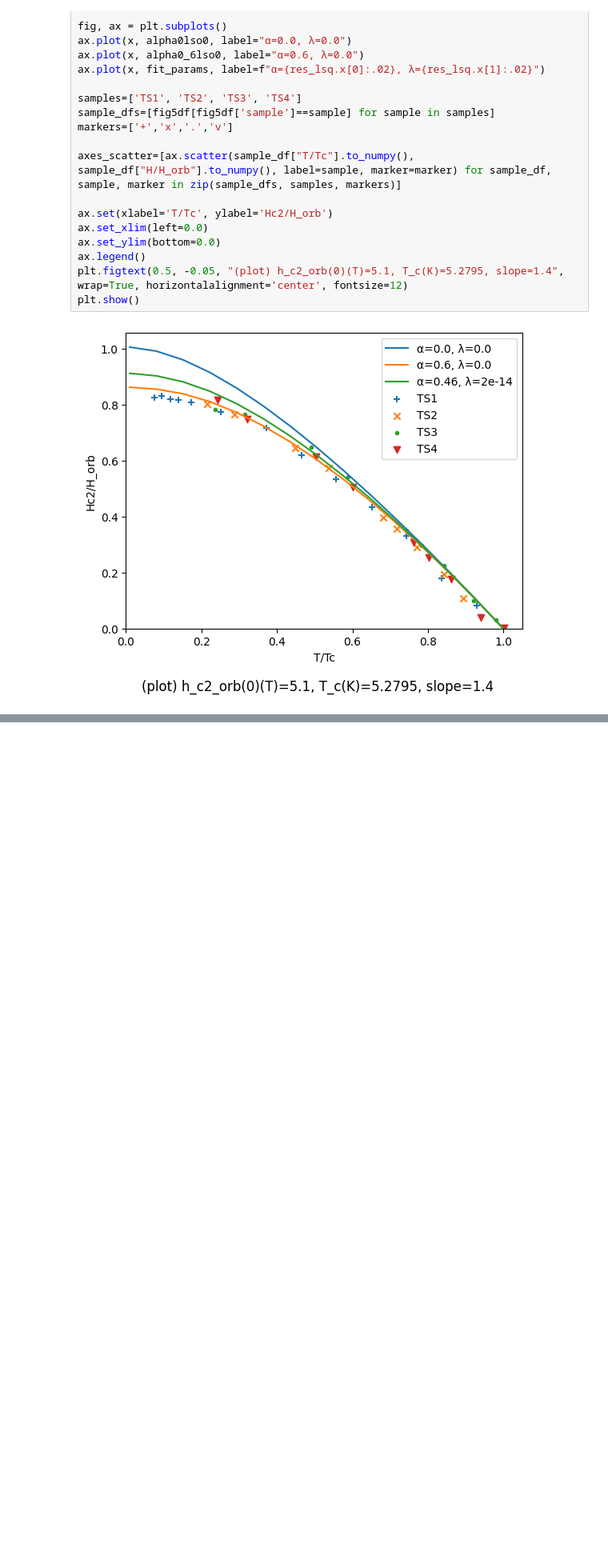
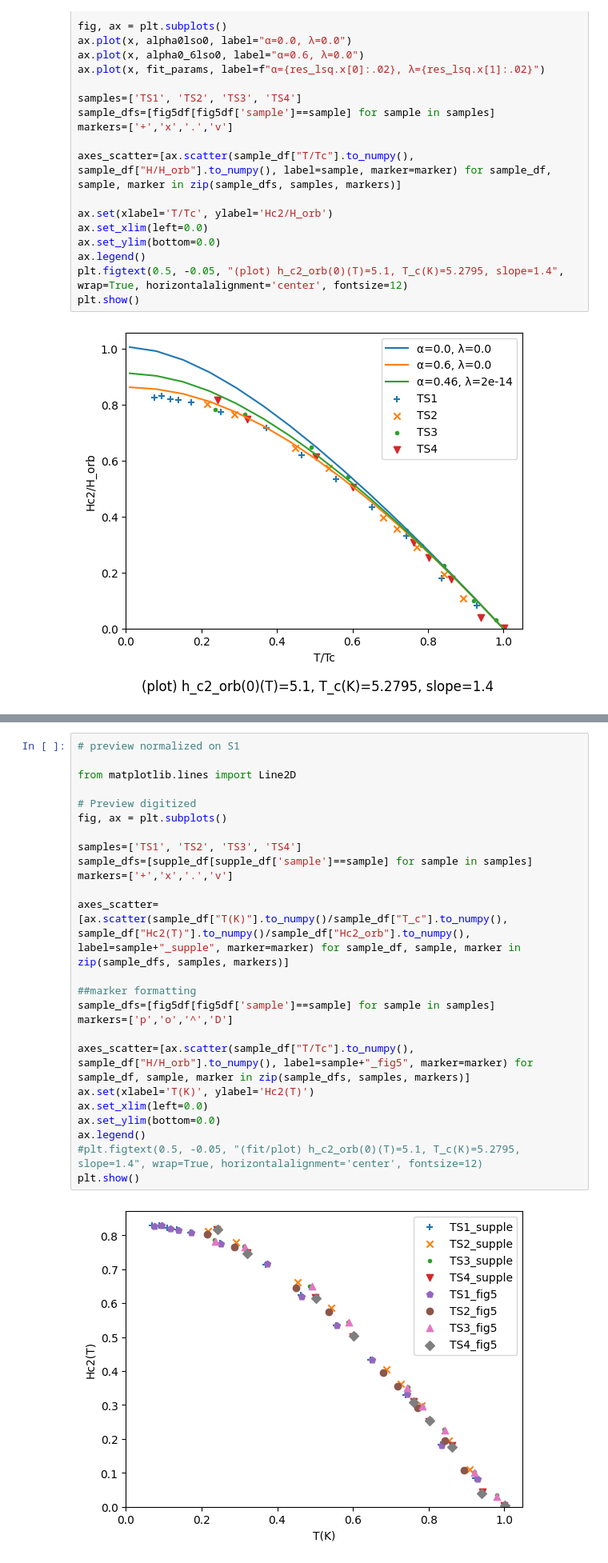
Before and after one commit to chhyyi/whh_fitting, a Jupyter notebook: fit0924.ipynb, the cells around one changed output, grey strips where cells are left out. Shown: that part at 80% size. Saved outputs shown, nothing was run; the diff lists cells and outputs as text; blank space fills up the shorter version.

```diff
--- a/fit0924.ipynb
+++ b/fit0924.ipynb
@@ -249,0 +427,27 @@ plt.show()
+# %%
+# preview normalized on S1
+
+from matplotlib.lines import Line2D
+
+# Preview digitized
+fig, ax = plt.subplots()
+
+samples=['TS1', 'TS2', 'TS3', 'TS4']
+sample_dfs=[supple_df[supple_df['sample']==sample] for sample in samples]
+markers=['+','x','.','v']
+
+axes_scatter=[ax.scatter(sample_df["T(K)"].to_numpy()/sample_df["T_c"].to_numpy(), sample_df["Hc2(T)"].to_numpy()/sample_df["Hc2_orb"].to_numpy(), label=sample+"_supple", marker=marker) for sample_df, sample, marker in zip(sample_dfs, samples, markers)]
+
+##marker formatting
+sample_dfs=[fig5df[fig5df['sample']==sample] for sample in samples]
+markers=['p','o','^','D']
+
+axes_scatter=[ax.scatter(sample_df["T/Tc"].to_numpy(), sample_df["H/H_orb"].to_numpy(), label=sample+"_fig5", marker=marker) for sample_df, sample, marker in zip(sample_dfs, samples, markers)]
+ax.set(xlabel='T(K)', ylabel='Hc2(T)')
+ax.set_xlim(left=0.0)
+ax.set_ylim(bottom=0.0)
+ax.legend()
+#plt.figtext(0.5, -0.05, "(fit/plot) h_c2_orb(0)(T)=5.1, T_c(K)=5.2795, slope=1.4", wrap=True, horizontalalignment='center', fontsize=12)
+plt.show()
+# %% [output]
+[figure, added]
```
Also changed, not shown: parts of 20 cells of this notebook, 5 other files.
